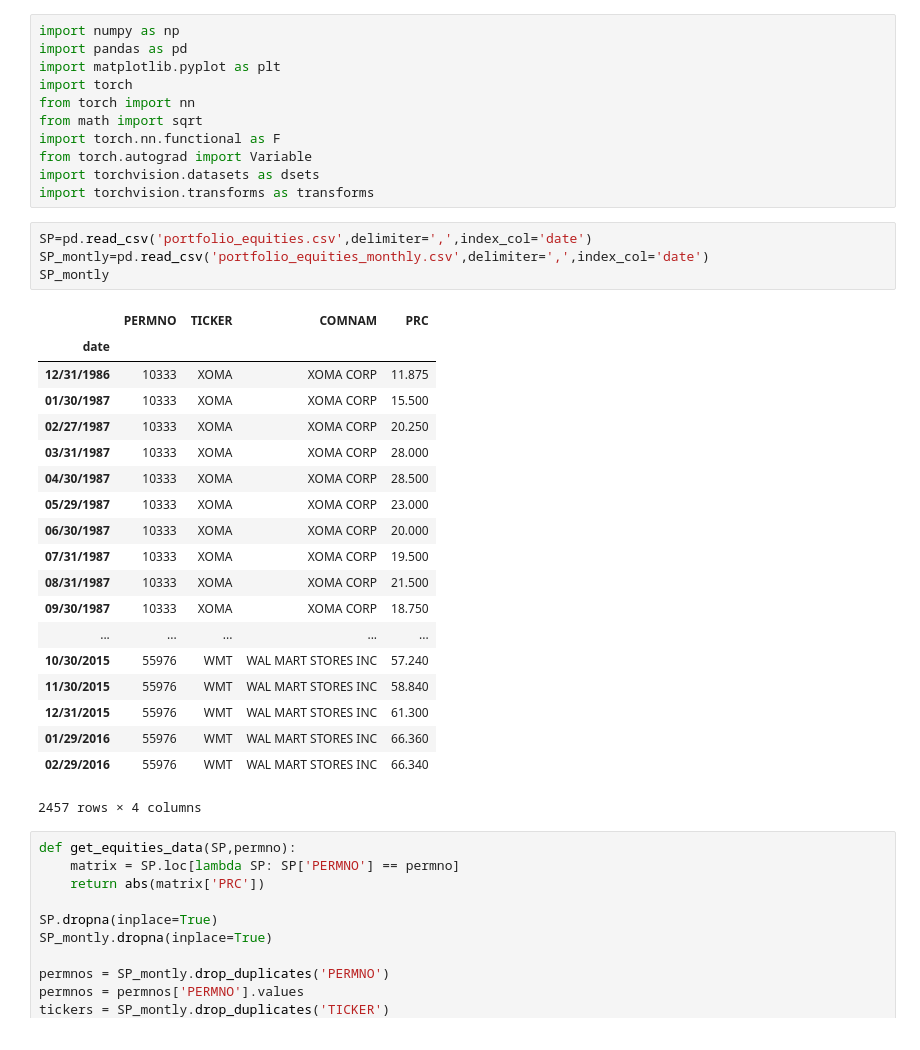
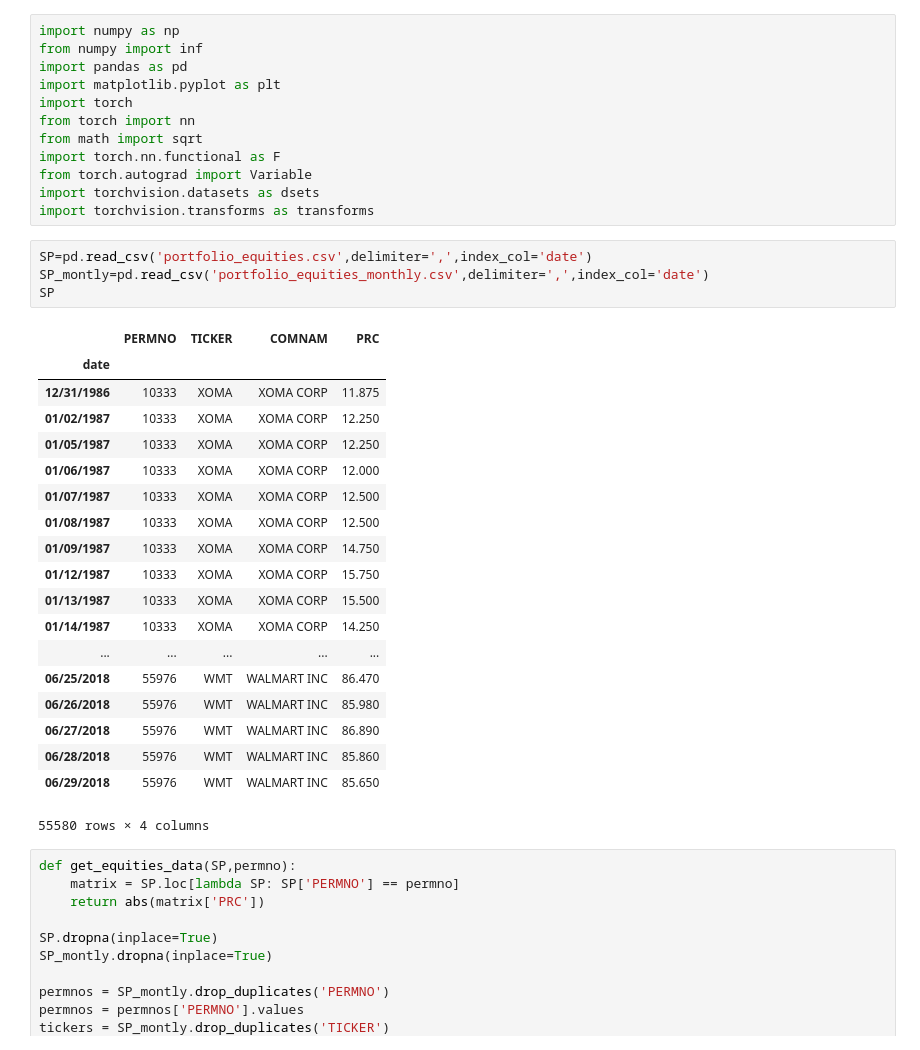
Before and after one commit to GregoireMayrhofer/financialbigdata, a Jupyter notebook: data_preprocessing.ipynb, the cells around one changed output. Drawn from its saved outputs; the diff is of its cells as text.

```diff
--- a/data_preprocessing.ipynb
+++ b/data_preprocessing.ipynb
@@ -1,5 +1,6 @@
 # %%
 import numpy as np
+from numpy import inf
 import pandas as pd
 import matplotlib.pyplot as plt
 import torch
@@ -12,27 +13,27 @@ import torchvision.transforms as transforms
 # %%
 SP=pd.read_csv('portfolio_equities.csv',delimiter=',',index_col='date')
 SP_montly=pd.read_csv('portfolio_equities_monthly.csv',delimiter=',',index_col='date')
-SP_montly
+SP
 # %% [output]
 |  | PERMNO | TICKER | COMNAM | PRC |
 | date |  |  |  |  |
 | 12/31/1986 | 10333 | XOMA | XOMA CORP | 11.875 |
-| 01/30/1987 | 10333 | XOMA | XOMA CORP | 15.500 |
-| 02/27/1987 | 10333 | XOMA | XOMA CORP | 20.250 |
-| 03/31/1987 | 10333 | XOMA | XOMA CORP | 28.000 |
-| 04/30/1987 | 10333 | XOMA | XOMA CORP | 28.500 |
-| 05/29/1987 | 10333 | XOMA | XOMA CORP | 23.000 |
-| 06/30/1987 | 10333 | XOMA | XOMA CORP | 20.000 |
-| 07/31/1987 | 10333 | XOMA | XOMA CORP | 19.500 |
-| 08/31/1987 | 10333 | XOMA | XOMA CORP | 21.500 |
-| 09/30/1987 | 10333 | XOMA | XOMA CORP | 18.750 |
+| 01/02/1987 | 10333 | XOMA | XOMA CORP | 12.250 |
+| 01/05/1987 | 10333 | XOMA | XOMA CORP | 12.250 |
+| 01/06/1987 | 10333 | XOMA | XOMA CORP | 12.000 |
+| 01/07/1987 | 10333 | XOMA | XOMA CORP | 12.500 |
+| 01/08/1987 | 10333 | XOMA | XOMA CORP | 12.500 |
+| 01/09/1987 | 10333 | XOMA | XOMA CORP | 14.750 |
+| 01/12/1987 | 10333 | XOMA | XOMA CORP | 15.750 |
+| 01/13/1987 | 10333 | XOMA | XOMA CORP | 15.500 |
+| 01/14/1987 | 10333 | XOMA | XOMA CORP | 14.250 |
 | ... | ... | ... | ... | ... |
-| 10/30/2015 | 55976 | WMT | WAL MART STORES INC | 57.240 |
-| 11/30/2015 | 55976 | WMT | WAL MART STORES INC | 58.840 |
-| 12/31/2015 | 55976 | WMT | WAL MART STORES INC | 61.300 |
-| 01/29/2016 | 55976 | WMT | WAL MART STORES INC | 66.360 |
-| 02/29/2016 | 55976 | WMT | WAL MART STORES INC | 66.340 |
+| 06/25/2018 | 55976 | WMT | WALMART INC | 86.470 |
+| 06/26/2018 | 55976 | WMT | WALMART INC | 85.980 |
+| 06/27/2018 | 55976 | WMT | WALMART INC | 86.890 |
+| 06/28/2018 | 55976 | WMT | WALMART INC | 85.860 |
+| 06/29/2018 | 55976 | WMT | WALMART INC | 85.650 |
-2457 rows × 4 columns
+55580 rows × 4 columns
 # %%
 def get_equities_data(SP,permno):
     matrix = SP.loc[lambda SP: SP['PERMNO'] == permno]
```
Also changed, not shown: parts of 16 cells of this notebook, 1 other file.
